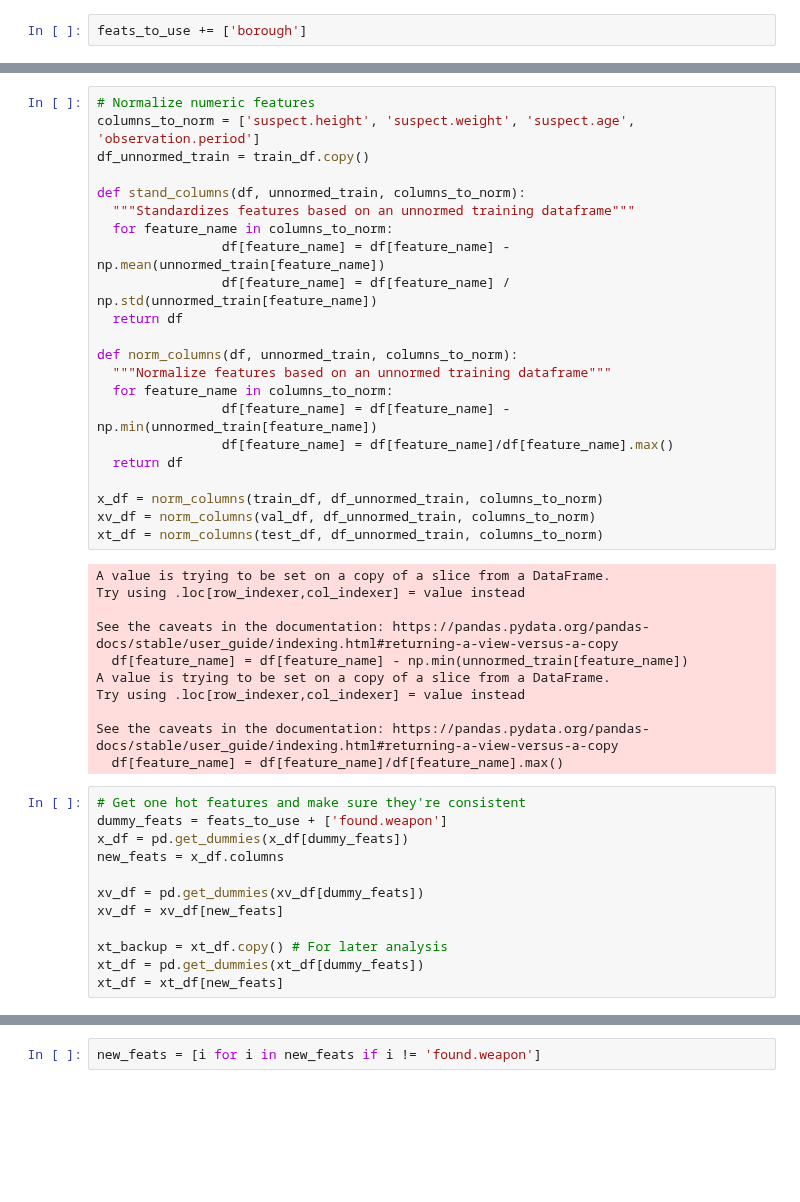
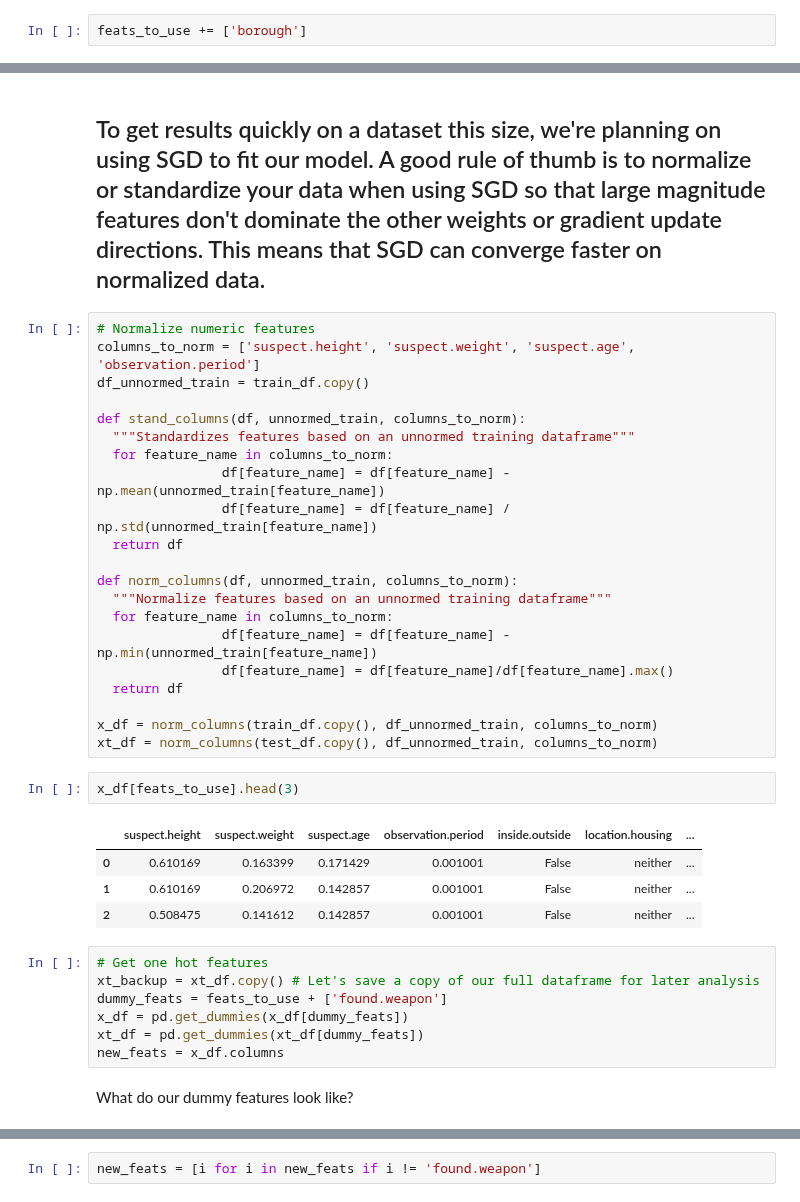
Before and after one commit to ORIE4741/demos, a Jupyter notebook: feature_engineering.ipynb, the cells around one changed output, grey strips where cells are left out. Drawn from its saved outputs; the diff is of its cells as text; blank space fills up the shorter version.

```diff
--- a/feature_engineering.ipynb
+++ b/feature_engineering.ipynb
@@ -233,3 +228,5 @@ feats_to_use += ['borough']
+# %% [markdown]
+## To get results quickly on a dataset this size, we're planning on using SGD to fit our model. A good rule of thumb is to normalize or standardize your data when using SGD so that large magnitude features don't dominate the other weights or gradient update directions. This means that SGD can converge faster on normalized data.
 # %%
 # Normalize numeric features
 columns_to_norm = ['suspect.height', 'suspect.weight', 'suspect.age', 'observation.period']
@@ -249,29 +246,21 @@ def norm_columns(df, unnormed_train, columns_to_norm):
                 df[feature_name] = df[feature_name]/df[feature_name].max()
   return df
 
-x_df = norm_columns(train_df, df_unnormed_train, columns_to_norm)
-xv_df = norm_columns(val_df, df_unnormed_train, columns_to_norm)
-xt_df = norm_columns(test_df, df_unnormed_train, columns_to_norm)
+x_df = norm_columns(train_df.copy(), df_unnormed_train, columns_to_norm)
+xt_df = norm_columns(test_df.copy(), df_unnormed_train, columns_to_norm)
-# %% [output]
-A value is trying to be set on a copy of a slice from a DataFrame.
-Try using .loc[row_indexer,col_indexer] = value instead
-
-See the caveats in the documentation: https://pandas.pydata.org/pandas-docs/stable/user_guide/indexing.html#returning-a-view-versus-a-copy
-  df[feature_name] = df[feature_name] - np.min(unnormed_train[feature_name])
-A value is trying to be set on a copy of a slice from a DataFrame.
-Try using .loc[row_indexer,col_indexer] = value instead
-
-See the caveats in the documentation: https://pandas.pydata.org/pandas-docs/stable/user_guide/indexing.html#returning-a-view-versus-a-copy
-  df[feature_name] = df[feature_name]/df[feature_name].max()
+# %%
+x_df[feats_to_use].head(3)
+# %% [output]
+|  | suspect.height | suspect.weight | suspect.age | observation.period | inside.outside | location.housing | ... |
+| 0 | 0.610169 | 0.163399 | 0.171429 | 0.001001 | False | neither | ... |
+| 1 | 0.610169 | 0.206972 | 0.142857 | 0.001001 | False | neither | ... |
+| 2 | 0.508475 | 0.141612 | 0.142857 | 0.001001 | False | neither | ... |
 # %%
-# Get one hot features and make sure they're consistent
+# Get one hot features
+xt_backup = xt_df.copy() # Let's save a copy of our full dataframe for later analysis
 dummy_feats = feats_to_use + ['found.weapon']
 x_df = pd.get_dummies(x_df[dummy_feats])
+xt_df = pd.get_dummies(xt_df[dummy_feats])
 new_feats = x_df.columns
-
-xv_df = pd.get_dummies(xv_df[dummy_feats])
-xv_df = xv_df[new_feats]
-
-xt_backup = xt_df.copy() # For later analysis
-xt_df = pd.get_dummies(xt_df[dummy_feats])
-xt_df = xt_df[new_feats]
+# %% [markdown]
+What do our dummy features look like?
```
Also changed, not shown: parts of 17 cells of this notebook.
